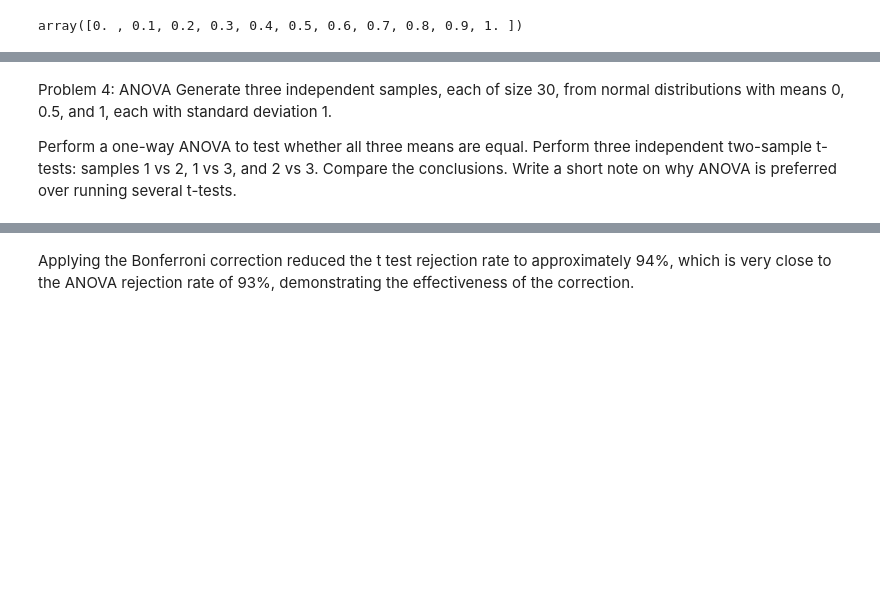
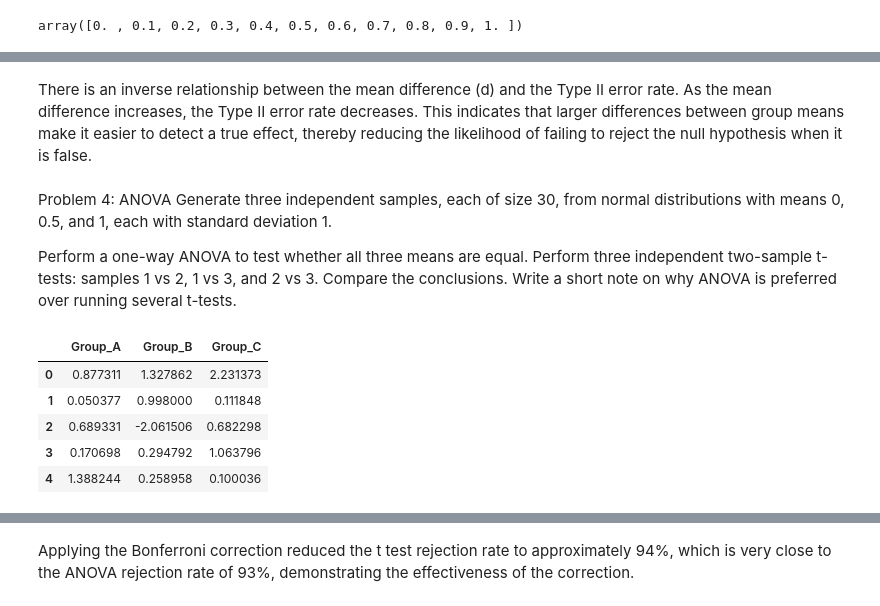
Before and after one commit to Gtalen/applied-statistics, a Jupyter notebook: problems.ipynb, the cells around one changed output, grey strips where cells are left out. Cells and saved outputs as stored; diff of their text form; code cells hidden in the pictures; blank space fills up the shorter version.

```diff
--- a/problems.ipynb
+++ b/problems.ipynb
@@ -554,3 +566,5 @@ plt.show()
+# %% [markdown]
+There is an inverse relationship between the mean difference (d) and the Type II error rate. As the mean difference increases, the Type II error rate decreases. This indicates that larger differences between group means make it easier to detect a true effect, thereby reducing the likelihood of failing to reject the null hypothesis when it is false.
 # %% [markdown]
 Problem 4: ANOVA
 Generate three independent samples, each of size 30, from normal distributions with means 0, 0.5, and 1, each with standard deviation 1.
@@ -561,0 +581,13 @@ Write a short note on why ANOVA is preferred over running several t-tests.
+# %%
+# Create a dataframe
+df_wide = pd.DataFrame({'Group_A': group_a, 'Group_B': group_b, 'Group_C': group_c})
+
+# Show
+df_wide.head()
+# %% [output]
+|  | Group_A | Group_B | Group_C |
+| 0 | 0.877311 | 1.327862 | 2.231373 |
+| 1 | 0.050377 | 0.998000 | 0.111848 |
+| 2 | 0.689331 | -2.061506 | 0.682298 |
+| 3 | 0.170698 | 0.294792 | 1.063796 |
+| 4 | 1.388244 | 0.258958 | 0.100036 |
```
Also changed, not shown: parts of 38 cells of this notebook.
